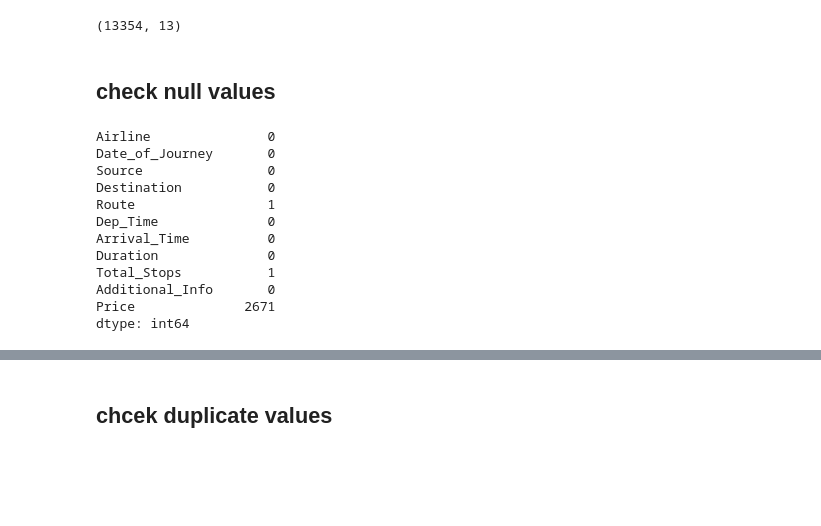
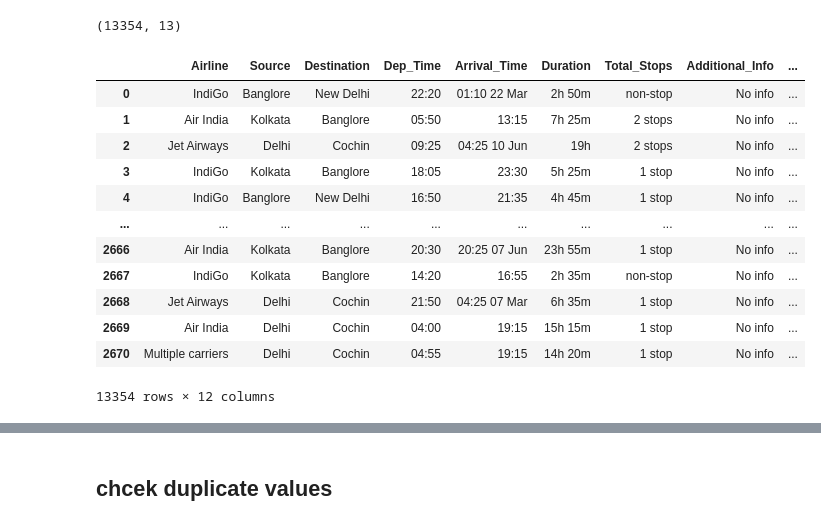
Before and after one commit to mayurimamdi/FlightPrediction, a Jupyter notebook: notebooks/Data.ipynb, the cells around one changed output, grey strips where cells are left out. Saved outputs shown, nothing was run; the diff lists cells and outputs as text; code cells hidden in the pictures; blank space fills up the shorter version.

```diff
--- a/notebooks/Data.ipynb
+++ b/notebooks/Data.ipynb
@@ -200,20 +200,19 @@ memory usage: 1.4+ MB
 df.shape
 # %% [output]
 (13354, 13)
-# %% [markdown]
-## check null values
-# %%
-df.isnull().sum()
-# %% [output]
-Airline               0
-Date_of_Journey       0
-Source                0
-Destination           0
-Route                 1
-Dep_Time              0
-Arrival_Time          0
-Duration              0
-Total_Stops           1
-Additional_Info       0
-Price              2671
-dtype: int64
+# %%
+df.drop(columns='Route', axis=1)
+# %% [output]
+|  | Airline | Source | Destination | Dep_Time | Arrival_Time | Duration | Total_Stops | Additional_Info | ... |
+| 0 | IndiGo | Banglore | New Delhi | 22:20 | 01:10 22 Mar | 2h 50m | non-stop | No info | ... |
+| 1 | Air India | Kolkata | Banglore | 05:50 | 13:15 | 7h 25m | 2 stops | No info | ... |
+| 2 | Jet Airways | Delhi | Cochin | 09:25 | 04:25 10 Jun | 19h | 2 stops | No info | ... |
+| 3 | IndiGo | Kolkata | Banglore | 18:05 | 23:30 | 5h 25m | 1 stop | No info | ... |
+| 4 | IndiGo | Banglore | New Delhi | 16:50 | 21:35 | 4h 45m | 1 stop | No info | ... |
+| ... | ... | ... | ... | ... | ... | ... | ... | ... | ... |
+| 2666 | Air India | Kolkata | Banglore | 20:30 | 20:25 07 Jun | 23h 55m | 1 stop | No info | ... |
+| 2667 | IndiGo | Kolkata | Banglore | 14:20 | 16:55 | 2h 35m | non-stop | No info | ... |
+| 2668 | Jet Airways | Delhi | Cochin | 21:50 | 04:25 07 Mar | 6h 35m | 1 stop | No info | ... |
+| 2669 | Air India | Delhi | Cochin | 04:00 | 19:15 | 15h 15m | 1 stop | No info | ... |
+| 2670 | Multiple carriers | Delhi | Cochin | 04:55 | 19:15 | 14h 20m | 1 stop | No info | ... |
+13354 rows × 12 columns
```
Also changed, not shown: parts of 53 cells of this notebook.
